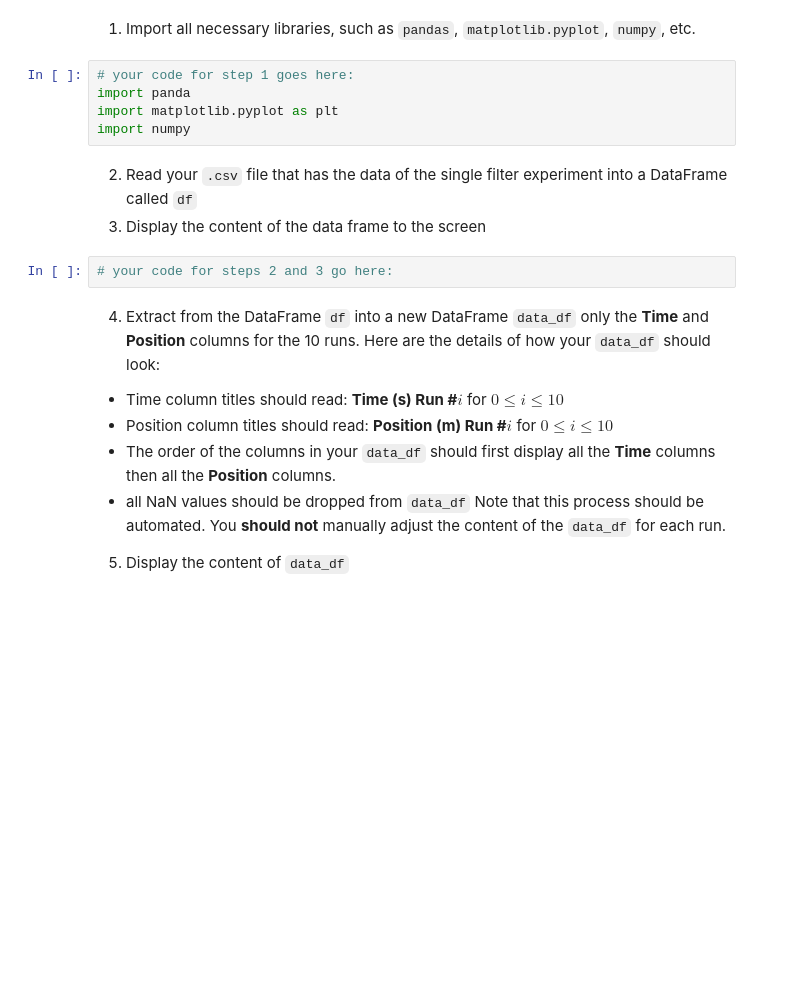
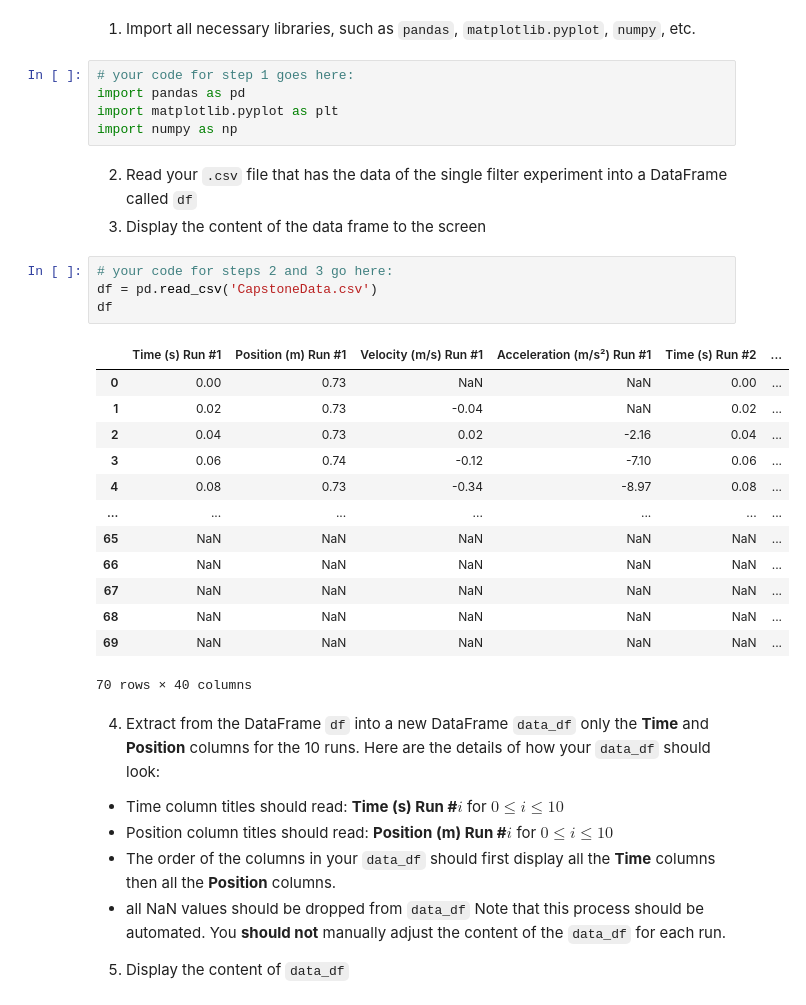
Before and after one commit to jems41/SF-2, a Jupyter notebook: class-work/week-4/Assignment/assign1.ipynb, the cells around one changed output. Drawn from its saved outputs; the diff is of its cells as text; blank space fills up the shorter version.

```diff
--- a/class-work/week-4/Assignment/assign1.ipynb
+++ b/class-work/week-4/Assignment/assign1.ipynb
@@ -28,14 +28,30 @@ ${\color{red}\text{All changes done in this assignment must be done using Python
 1. Import all necessary libraries, such as `pandas`, `matplotlib.pyplot`, `numpy`, etc.
 # %%
 # your code for step 1 goes here:
-import panda
+import pandas as pd
 import matplotlib.pyplot as plt
-import numpy
+import numpy as np
 # %% [markdown]
 2. Read  your `.csv` file that has the data of the single filter experiment into a DataFrame called `df`
 3. Display the content of the data frame to the screen
 # %%
 # your code for steps 2 and 3 go here:
+df = pd.read_csv('CapstoneData.csv')
+df
+# %% [output]
+|  | Time (s) Run #1 | Position (m) Run #1 | Velocity (m/s) Run #1 | Acceleration (m/s²) Run #1 | Time (s) Run #2 | ... |
+| 0 | 0.00 | 0.73 | NaN | NaN | 0.00 | ... |
+| 1 | 0.02 | 0.73 | -0.04 | NaN | 0.02 | ... |
+| 2 | 0.04 | 0.73 | 0.02 | -2.16 | 0.04 | ... |
+| 3 | 0.06 | 0.74 | -0.12 | -7.10 | 0.06 | ... |
+| 4 | 0.08 | 0.73 | -0.34 | -8.97 | 0.08 | ... |
+| ... | ... | ... | ... | ... | ... | ... |
+| 65 | NaN | NaN | NaN | NaN | NaN | ... |
+| 66 | NaN | NaN | NaN | NaN | NaN | ... |
+| 67 | NaN | NaN | NaN | NaN | NaN | ... |
+| 68 | NaN | NaN | NaN | NaN | NaN | ... |
+| 69 | NaN | NaN | NaN | NaN | NaN | ... |
+70 rows × 40 columns
 # %% [markdown]
 4. Extract from the DataFrame `df` into a new DataFrame `data_df` only the **Time** and **Position** columns for the 10 runs.  Here are the details of how your `data_df` should look:
 - Time column titles should read: **Time (s) Run #$i$** for $0\leq i\leq 10$
```
Also changed, not shown: parts of 2 cells of this notebook.
